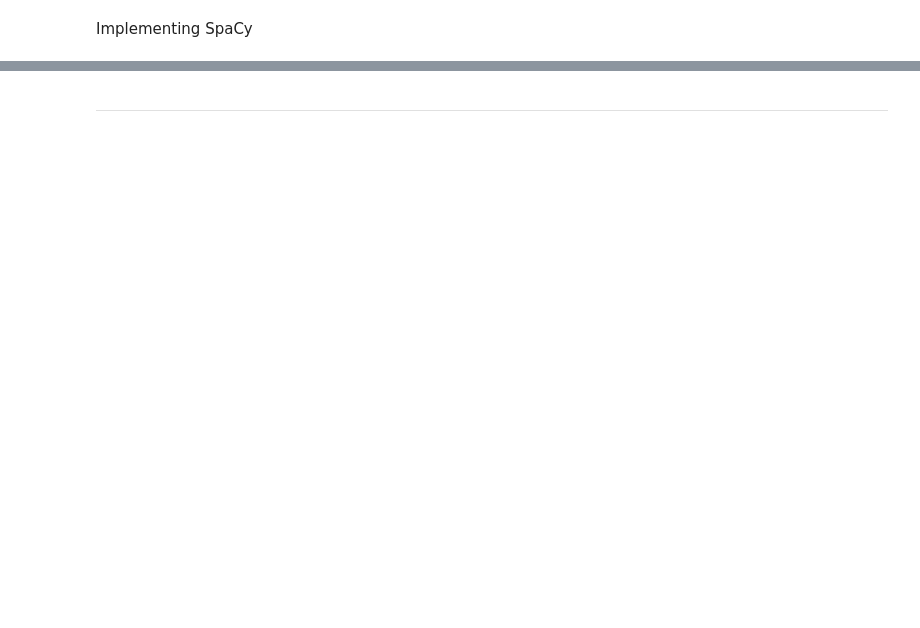
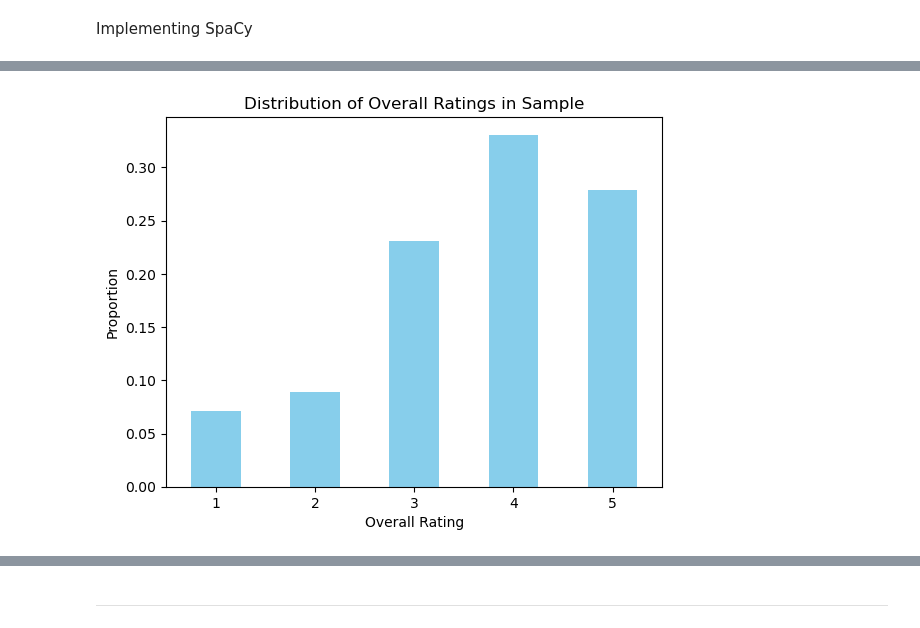
Before and after one commit to devishianand/FinalYearProject_AI, a Jupyter notebook: SentimentModels.ipynb, the cells around one changed output, grey strips where cells are left out. Cells and saved outputs as stored; diff of their text form; code cells hidden in the pictures; blank space fills up the shorter version.

```diff
--- a/SentimentModels.ipynb
+++ b/SentimentModels.ipynb
@@ -115 +113,16 @@ df.head(10)
+# %%
+# sample the dataset using stratified sampling
+# Stratified sampling to ensure each class is represented
+# in the sample according to its proportion in the full dataset
+df_sample, _ = train_test_split(df, train_size=5000, stratify= df["Overall Rating"], random_state=42)
+
+# check the distribution of the sample
+df_sample["Overall Rating"].value_counts(normalize=True).sort_index().plot(kind="bar", color="skyblue")
+plt.title("Distribution of Overall Ratings in Sample")
+plt.xlabel("Overall Rating")
+plt.ylabel("Proportion")
+plt.xticks(rotation=0)
+plt.show()
+# %% [output]
+[figure, added]
 # %%
```
Also changed, not shown: parts of 50 cells of this notebook, 4 other files.
